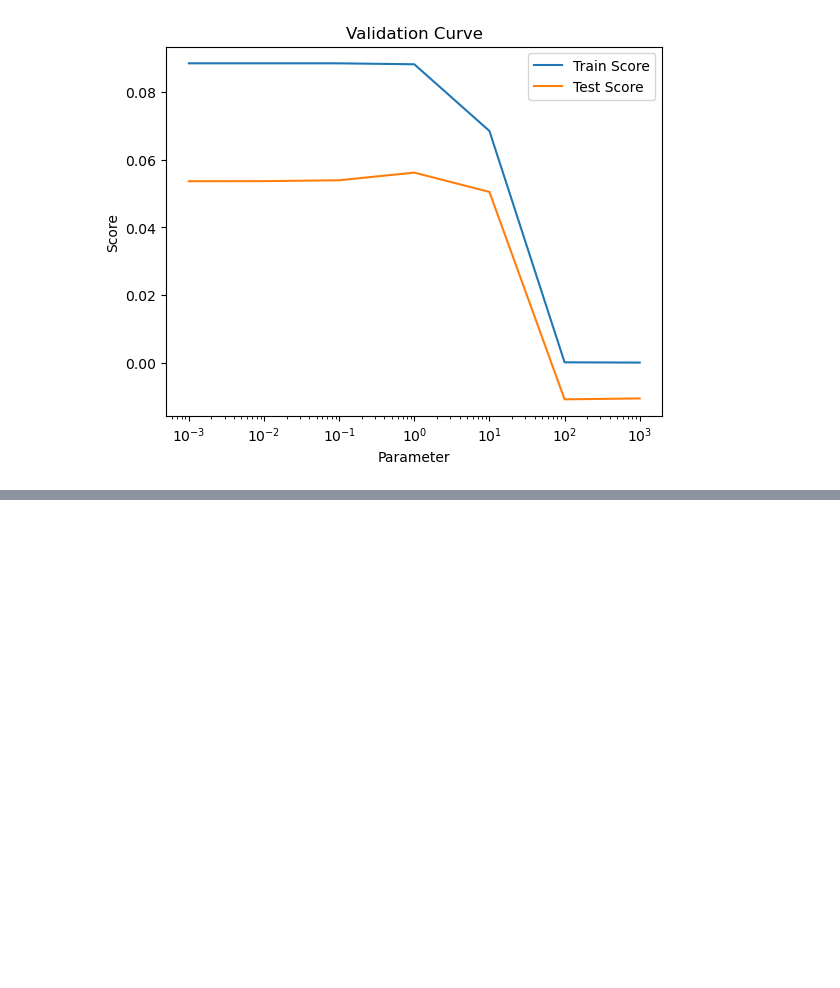
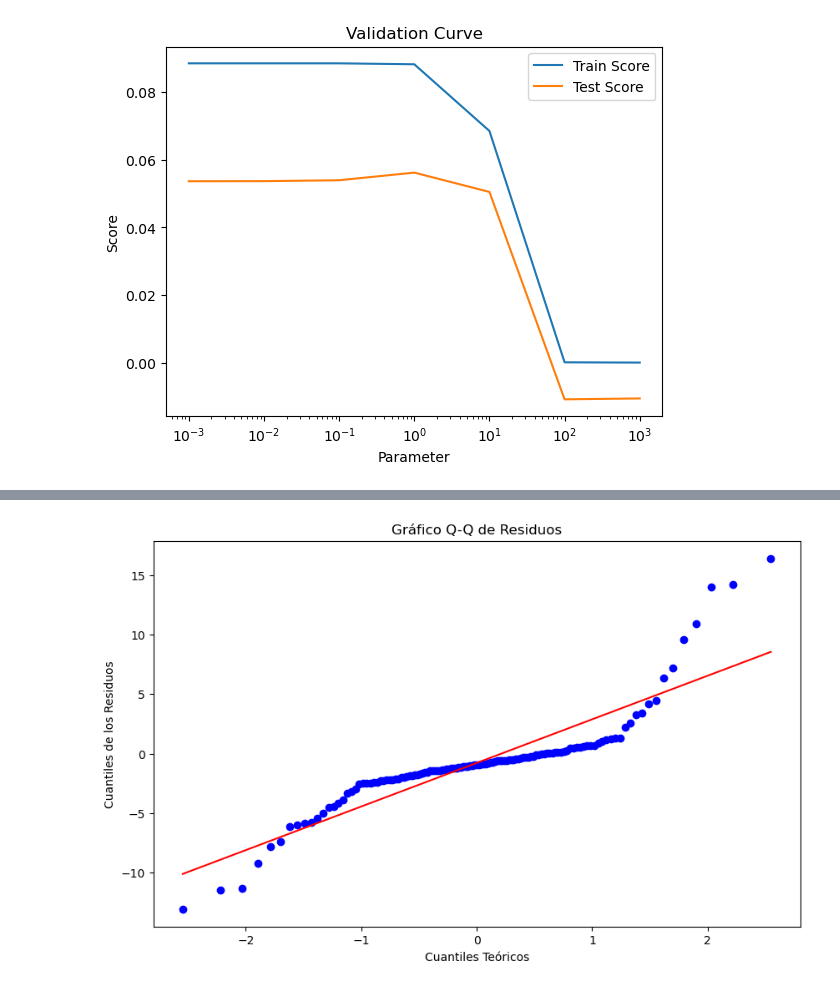
Before and after one commit to RubG4/TFM_MasterBigData_MTG, a Jupyter notebook: Modelos/ModeloSupervisado.ipynb, the cells around one changed output, grey strips where cells are left out. Saved outputs shown, nothing was run; the diff lists cells and outputs as text; code cells hidden in the pictures; blank space fills up the shorter version.

```diff
--- a/Modelos/ModeloSupervisado.ipynb
+++ b/Modelos/ModeloSupervisado.ipynb
@@ -424,0 +447,15 @@ plt.show()
+# %%
+# Dividir los datos en conjunto de entrenamiento y prueba
+X_train, X_test, Y_train, Y_test = train_test_split(X, Y, test_size=0.2, random_state=42)
+
+# Escalar las características
+scaler = StandardScaler()
+X_train_scaled = scaler.fit_transform(X_train)
+X_test_scaled = scaler.transform(X_test)
+
+# Crear y entrenar el modelo
+model = LinearRegression()
+model.fit(X_train_scaled, Y_train)
+
+# Hacer predicciones
+Y_pred = model.predict(X_test_scaled)
@@ -424,0 +544,12 @@ plt.show()
+# %%
+# Grafico Q-Q
+residuos = Y_test - Y_pred_optimal
+plt.figure(figsize=(10, 6))
+stats.probplot(residuos, dist="norm", plot=plt)
+plt.title('Gráfico Q-Q de Residuos')
+plt.xlabel('Cuantiles Teóricos')
+plt.ylabel('Cuantiles de los Residuos')
+
+plt.show()
+# %% [output]
+[figure, added]
```
Also changed, not shown: parts of 10 cells of this notebook, 2 other files.
